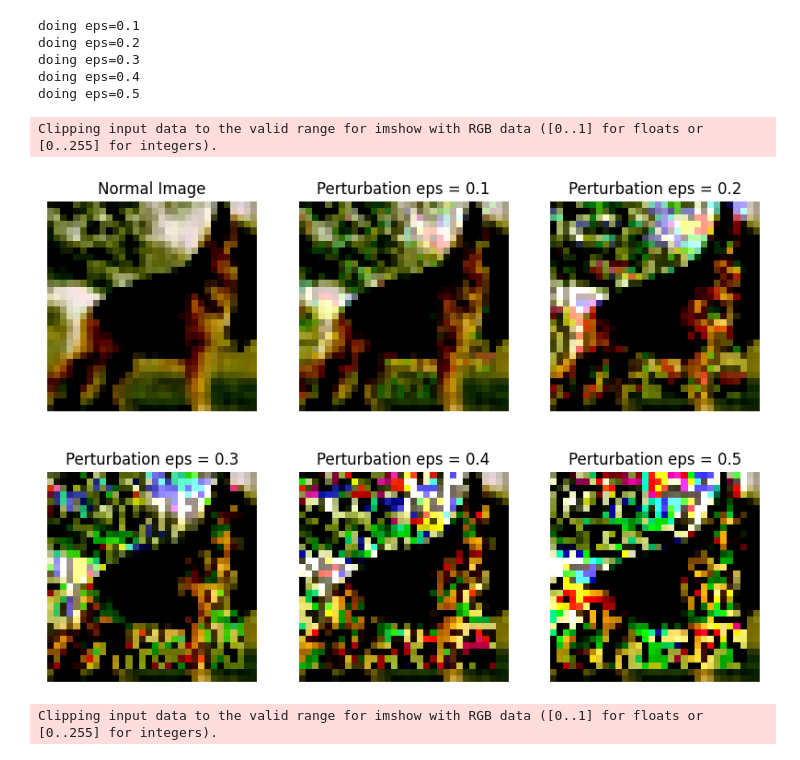
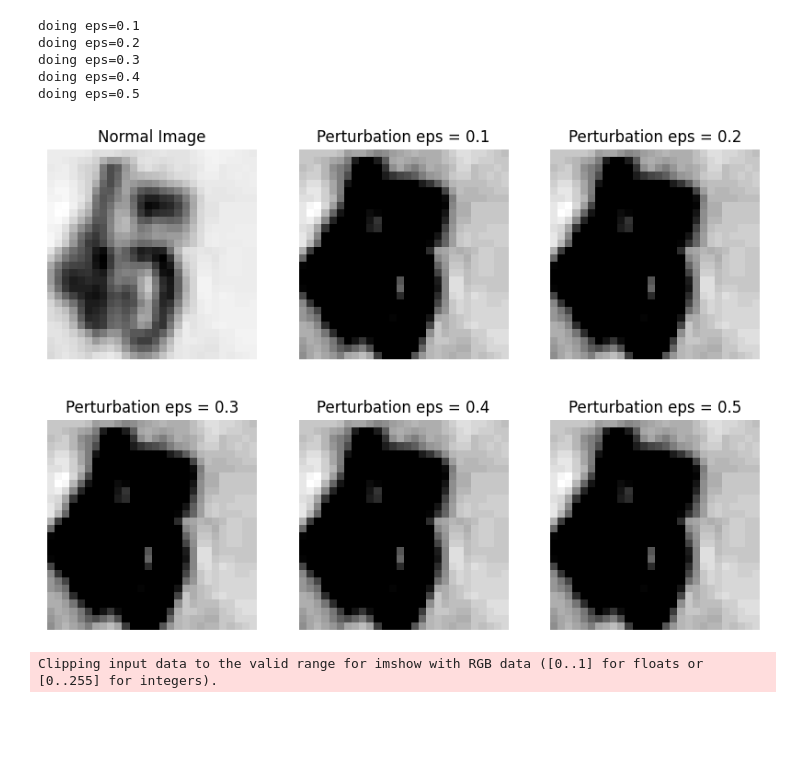
Before and after one commit to julius-lautz/model_robustness, a Jupyter notebook: src/model_robustness/attacks/notebooks/sanity_checks.ipynb, the cells around one changed output. Saved outputs shown, nothing was run; the diff lists cells and outputs as text; code cells hidden in the pictures; blank space fills up the shorter version.

```diff
--- a/src/model_robustness/attacks/notebooks/sanity_checks.ipynb
+++ b/src/model_robustness/attacks/notebooks/sanity_checks.ipynb
@@ -33,6 +33,11 @@ data_root = os.path.join(ROOT, "/netscratch2/jlautz/model_robustness/src/model_r
 checkpoint_path = os.path.join(ROOT, "/netscratch2/dtaskiran/zoos/MNIST/tune_zoo_mnist_hyperparameter_10_fixed_seeds")
 data_path = os.path.join(ROOT, "/netscratch2/dtaskiran/zoos/MNIST/tune_zoo_mnist_hyperparameter_10_fixed_seeds/dataset.pt")
 data_root = os.path.join(ROOT, "/netscratch2/jlautz/model_robustness/src/model_robustness/data/MNIST")
+# %%
+# SVHN
+checkpoint_path = os.path.join(ROOT, "/netscratch2/dtaskiran/zoos/SVHN/tune_zoo_svhn_hyperparameter_10_fixed_seeds")
+data_path = os.path.join(ROOT, "/netscratch2/dtaskiran/zoos/SVHN/tune_zoo_svhn_hyperparameter_10_fixed_seeds/dataset.pt")
+data_root = os.path.join(ROOT, "/netscratch2/jlautz/model_robustness/src/model_robustness/data/SVHN")
 # %%
 model_list_path = os.path.join(data_root, "FGSM", "hyp-10-f")
 # %%
@@ -80,10 +84,10 @@ for e in eps:
             torch.load(os.path.join(checkpoint_path, path, "checkpoint_000050", "checkpoints"))
         )
     except RuntimeError:
-        model = ConvNetLarge(
+        model = ConvNetSmall(
         channels_in=config_model["model::channels_in"],
         nlin=config_model["model::nlin"],
-        dropout=0.5,
+        dropout=0.,
         init_type=config_model["model::init_type"]
         )
         model.load_state_dict(
@@ -125,28 +129,27 @@ doing eps=0.5
 # %%
 fig = plt.figure(figsize=(10,7))
 
 rows = 2
 cols = 3
-img = 2
+img = 0
 
 fig.add_subplot(rows, cols, 1)
-plt.imshow(cln_data[img].detach().cpu().numpy().transpose(1,2,0))
-#plt.imshow(np.moveaxis(cln_data[img].detach().cpu().numpy(), 0, 2), cmap="gray")
+#plt.imshow(cln_data[img].detach().cpu().numpy().transpose(1,2,0))
+plt.imshow(np.moveaxis(cln_data[img].detach().cpu().numpy(), 0, 2), cmap="gray")
 plt.axis('off')
 plt.title("Normal Image")
 
 for i in range(5):
     fig.add_subplot(rows, cols, i+1+1)
 
-    plt.imshow(images[img + i*5].detach().cpu().numpy().transpose(1,2,0))
-    #plt.imshow(np.moveaxis(images[img + i*5].detach().cpu().numpy(), 0, 2), cmap="gray")
+    #plt.imshow(images[img + i*5].detach().cpu().numpy().transpose(1,2,0))
+    plt.imshow(np.moveaxis(images[img + i*5].detach().cpu().numpy(), 0, 2), cmap="gray")
     plt.axis('off')
     plt.title(f"Perturbation eps = {eps[i]}")
 
-plt.savefig(os.path.join(results_path, "CIFAR10_FGSM_images.png"), bbox_inches="tight")
+plt.savefig(os.path.join(results_path, "SVHN_FGSM_images.png"), bbox_inches="tight")
 # %% [output]
-Clipping input data to the valid range for imshow with RGB data ([0..1] for floats or [0..255] for integers).
-[figure, old version]
+[figure, new version]
 # %%
 fig, axs = plt.subplots(2, 2, subplot_kw=dict(projection="polar"))
 axs[0, 0].plot(x, y)
```
Also changed, not shown: parts of 2 cells of this notebook, 53 other files.
